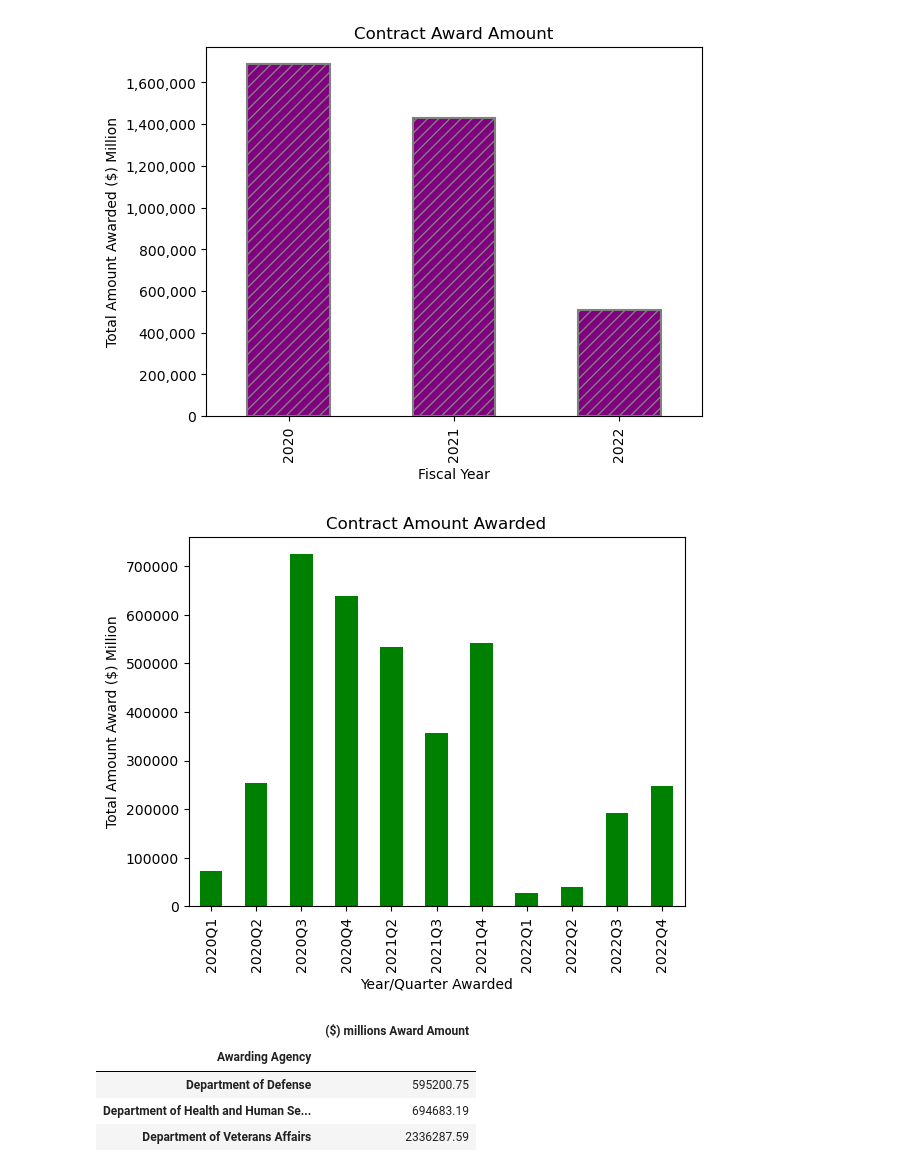
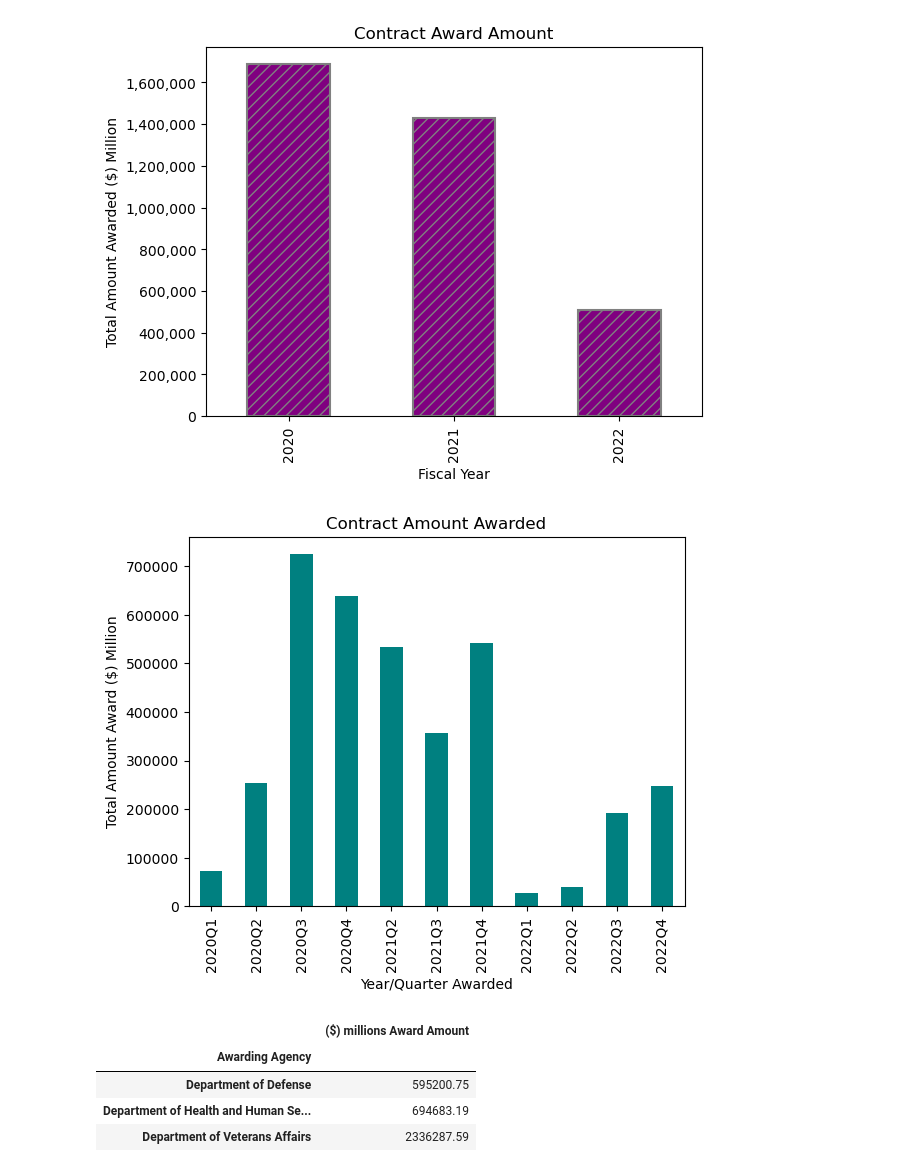
Before and after one commit to MoussaED/Project-1-repo, a Jupyter notebook: Post_Results_v3.ipynb, the cells around one changed output. Saved outputs shown, nothing was run; the diff lists cells and outputs as text; code cells hidden in the pictures.

```diff
--- a/Post_Results_v3.ipynb
+++ b/Post_Results_v3.ipynb
@@ -834,11 +857,12 @@ plt.show()
 # %%
 # Create a bar chart to capture total amount rewarded per quarter
 sum_year = big_df.groupby('As Quarter')["($) millions Award Amount"].sum()
-ax = sum_year.plot.bar(align = 'center', color = 'green')
+ax = sum_year.plot.bar(align = 'center', color = 'teal')
 # Add labels and title
 plt.xlabel('Year/Quarter Awarded')
 plt.ylabel('Total Amount Award ($) Million')
 plt.title('Contract Amount Awarded')
+plt.savefig("../Project-1-repo/Fig4.png")
 plt.show()
 # %% [output]
-[figure, old version]
+[figure, new version]
```
Also changed, not shown: parts of 11 cells of this notebook, 8 other files.
